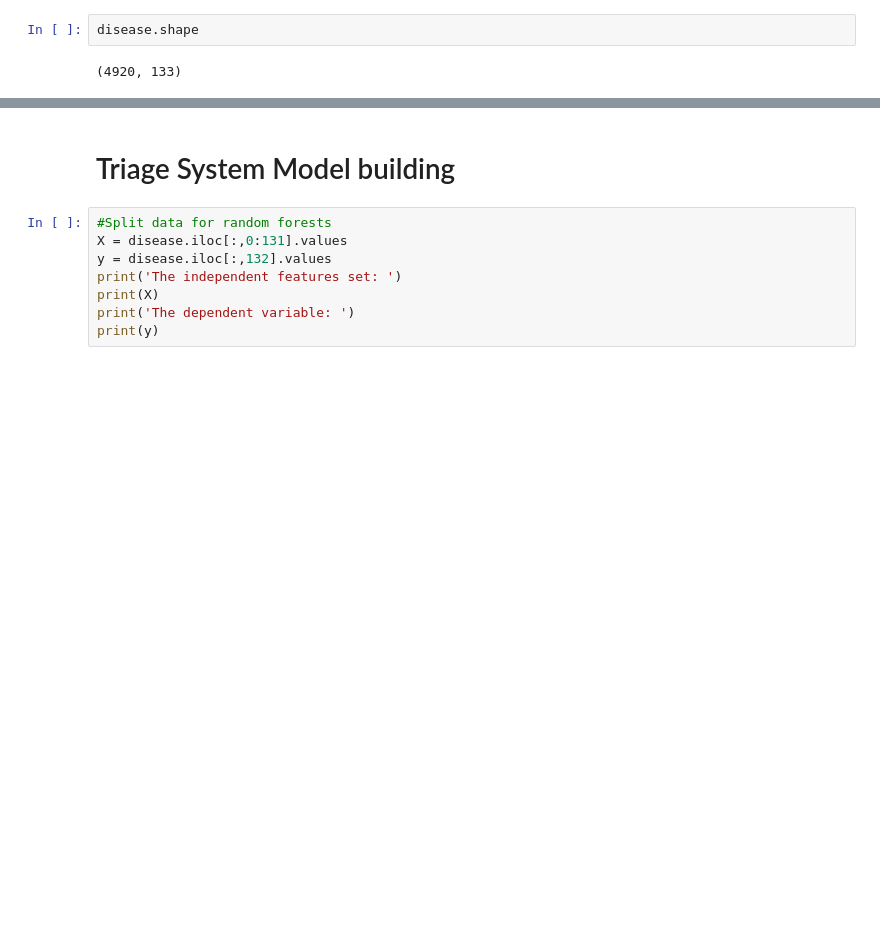
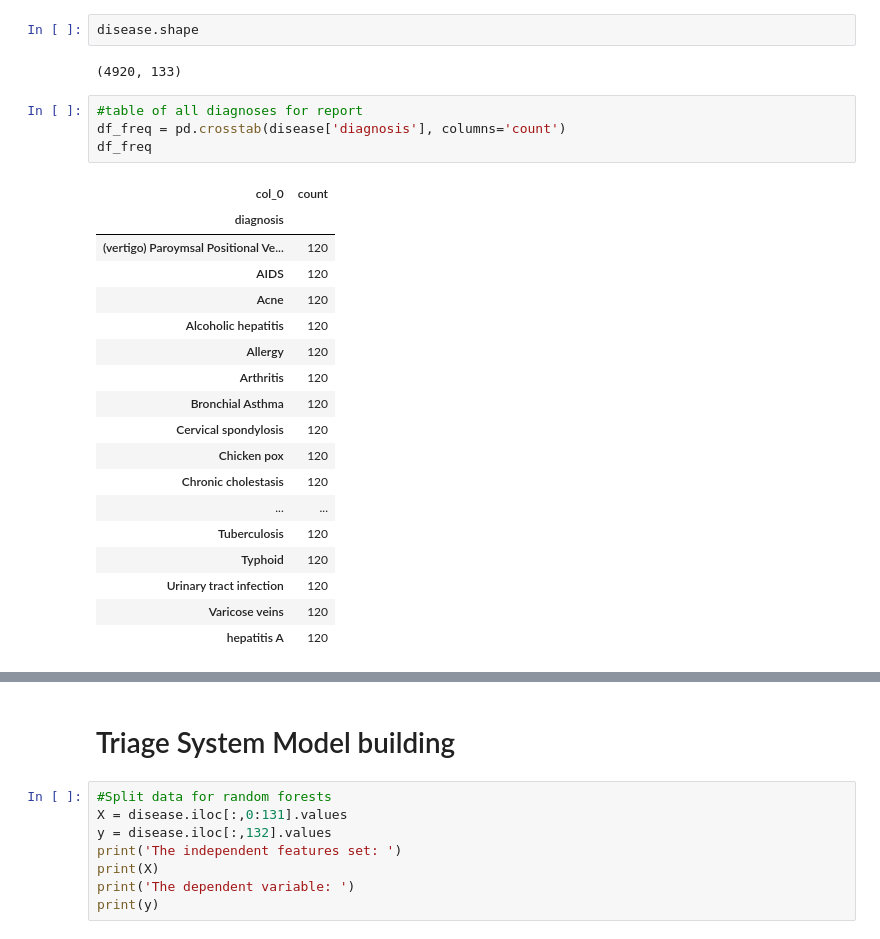
Before and after one commit to PaulButler8/springboard, a Jupyter notebook: Capstone 2/Current 2nd Capstone v2.ipynb, the cells around one changed output, grey strips where cells are left out. Drawn from its saved outputs; the diff is of its cells as text; blank space fills up the shorter version.

```diff
--- a/Capstone 2/Current 2nd Capstone v2.ipynb
+++ b/Capstone 2/Current 2nd Capstone v2.ipynb
@@ -249,3 +263,26 @@ disease.head()
 disease.shape
 # %% [output]
 (4920, 133)
+# %%
+#table of all diagnoses for report
+df_freq = pd.crosstab(disease['diagnosis'], columns='count')
+df_freq
+# %% [output]
+| col_0 | count |
+| diagnosis |  |
+| (vertigo) Paroymsal Positional Ve... | 120 |
+| AIDS | 120 |
+| Acne | 120 |
+| Alcoholic hepatitis | 120 |
+| Allergy | 120 |
+| Arthritis | 120 |
+| Bronchial Asthma | 120 |
+| Cervical spondylosis | 120 |
+| Chicken pox | 120 |
+| Chronic cholestasis | 120 |
+| ... | ... |
+| Tuberculosis | 120 |
+| Typhoid | 120 |
+| Urinary tract infection | 120 |
+| Varicose veins | 120 |
+| hepatitis A | 120 |
```
Also changed, not shown: parts of 22 cells of this notebook.
